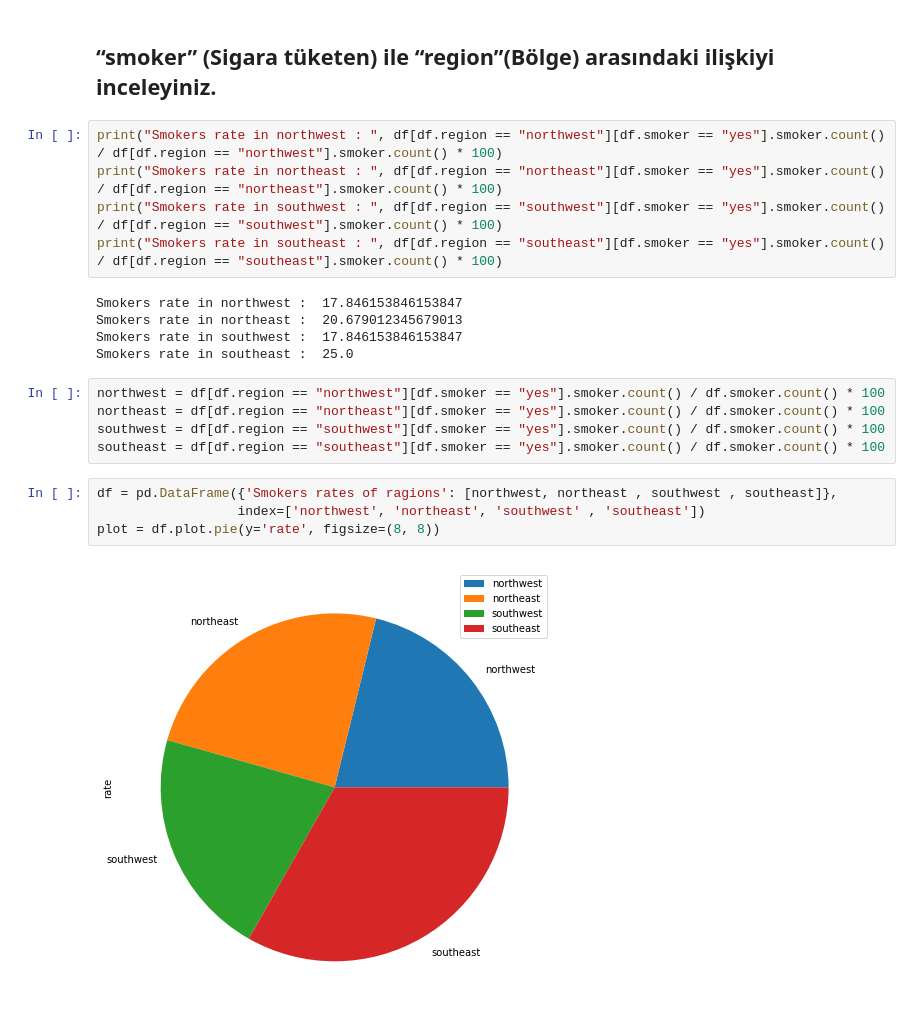
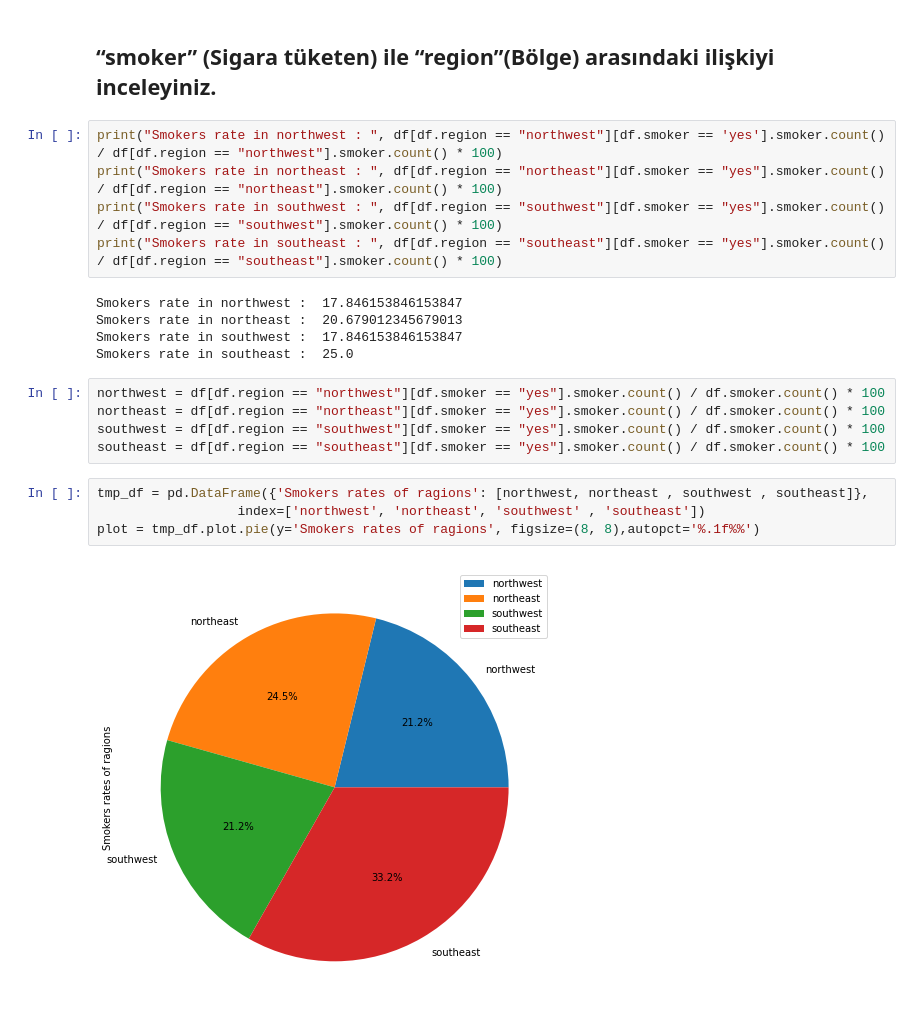
Before and after one commit to CagataySavasli/GlobalAIHub_Project1, a Jupyter notebook: projectOne.ipynb, the cells around one changed output. Drawn from its saved outputs; the diff is of its cells as text.

```diff
--- a/projectOne.ipynb
+++ b/projectOne.ipynb
@@ -34,7 +35,7 @@ sns.catplot(x = df.smoker, y = df.charges, data = df);
 # %% [markdown]
 ## “smoker” (Sigara tüketen) ile “region”(Bölge) arasındaki ilişkiyi inceleyiniz.
 # %%
-print("Smokers rate in northwest : ", df[df.region == "northwest"][df.smoker == "yes"].smoker.count() / df[df.region == "northwest"].smoker.count() * 100)
+print("Smokers rate in northwest : ", df[df.region == "northwest"][df.smoker == 'yes'].smoker.count() / df[df.region == "northwest"].smoker.count() * 100)
 print("Smokers rate in northeast : ", df[df.region == "northeast"][df.smoker == "yes"].smoker.count() / df[df.region == "northeast"].smoker.count() * 100)
 print("Smokers rate in southwest : ", df[df.region == "southwest"][df.smoker == "yes"].smoker.count() / df[df.region == "southwest"].smoker.count() * 100)
 print("Smokers rate in southeast : ", df[df.region == "southeast"][df.smoker == "yes"].smoker.count() / df[df.region == "southeast"].smoker.count() * 100)
@@ -49,8 +50,8 @@ northeast = df[df.region == "northeast"][df.smoker == "yes"].smoker.count() / df
 southwest = df[df.region == "southwest"][df.smoker == "yes"].smoker.count() / df.smoker.count() * 100
 southeast = df[df.region == "southeast"][df.smoker == "yes"].smoker.count() / df.smoker.count() * 100
 # %%
-df = pd.DataFrame({'Smokers rates of ragions': [northwest, northeast , southwest , southeast]},
+tmp_df = pd.DataFrame({'Smokers rates of ragions': [northwest, northeast , southwest , southeast]},
                   index=['northwest', 'northeast', 'southwest' , 'southeast'])
-plot = df.plot.pie(y='rate', figsize=(8, 8))
+plot = tmp_df.plot.pie(y='Smokers rates of ragions', figsize=(8, 8),autopct='%.1f%%')
 # %% [output]
-[figure, old version]
+[figure, new version]
```
Also changed, not shown: parts of 14 cells of this notebook.
